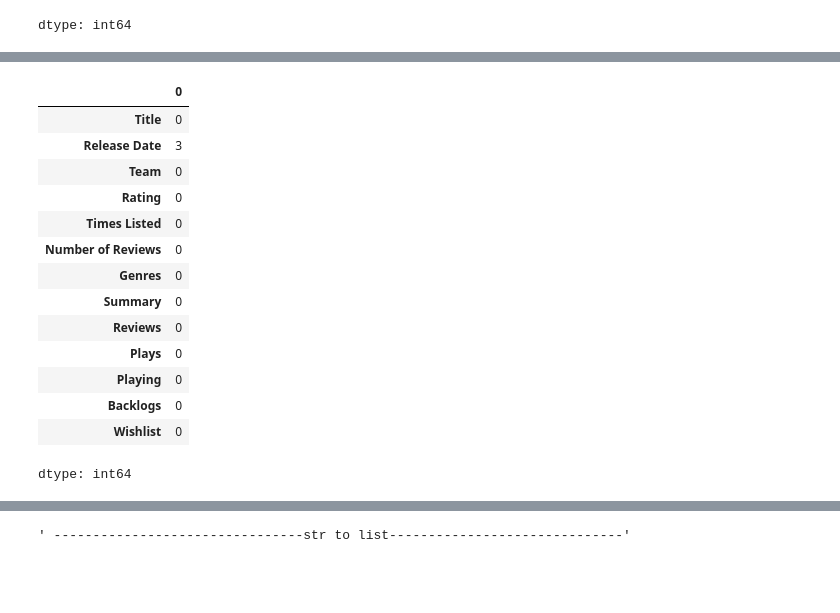
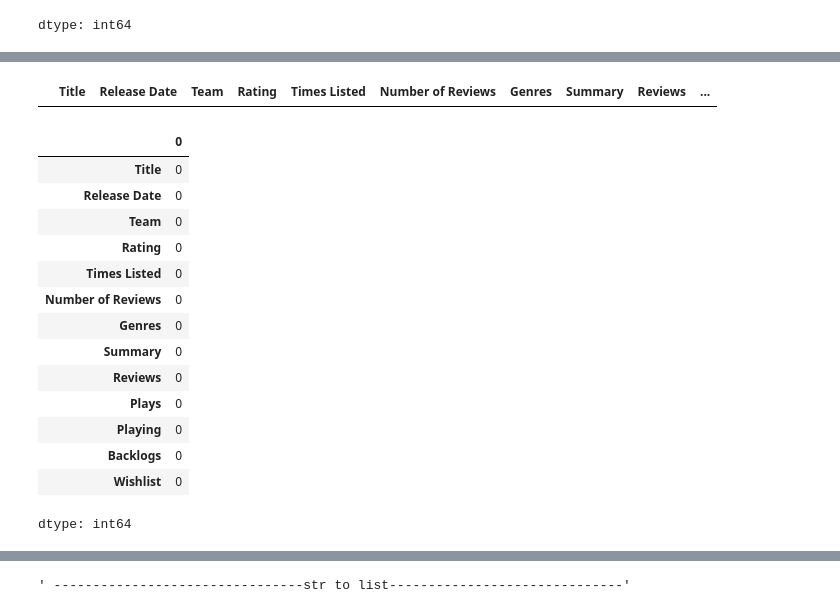
Before and after one commit to shubhamk2001/Recommendation-System, a Jupyter notebook: Game_Recommendation(NLP,GenAI).ipynb, the cells around one changed output, grey strips where cells are left out. Drawn from its saved outputs; the diff is of its cells as text; code cells hidden in the pictures; blank space fills up the shorter version.

```diff
--- a/Game_Recommendation(NLP,GenAI).ipynb
+++ b/Game_Recommendation(NLP,GenAI).ipynb
@@ -268,10 +315,15 @@ dtype: int64
+# %%
+df = df.dropna(subset=['Release Date'])
+# %%
+df[df.isna().any(axis=1)]
+# %% [output]
+|  | Title | Release Date | Team | Rating | Times Listed | Number of Reviews | Genres | Summary | Reviews | ... |
 # %%
-df.dropna()
 df.isna().sum()
 # %% [output]
 |  | 0 |
 | Title | 0 |
-| Release Date | 3 |
+| Release Date | 0 |
 | Team | 0 |
 | Rating | 0 |
 | Times Listed | 0 |
```
Also changed, not shown: parts of 51 cells of this notebook.
